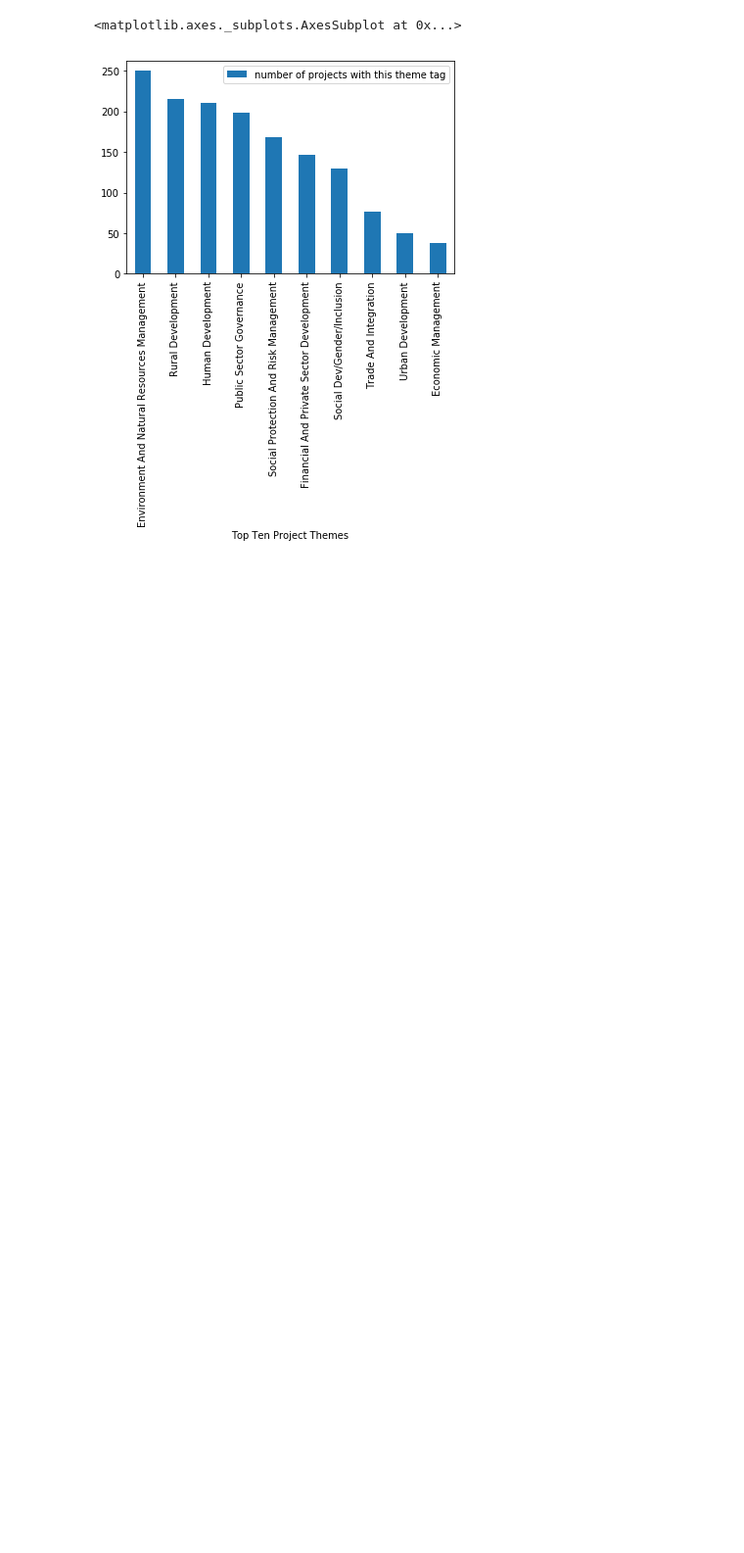
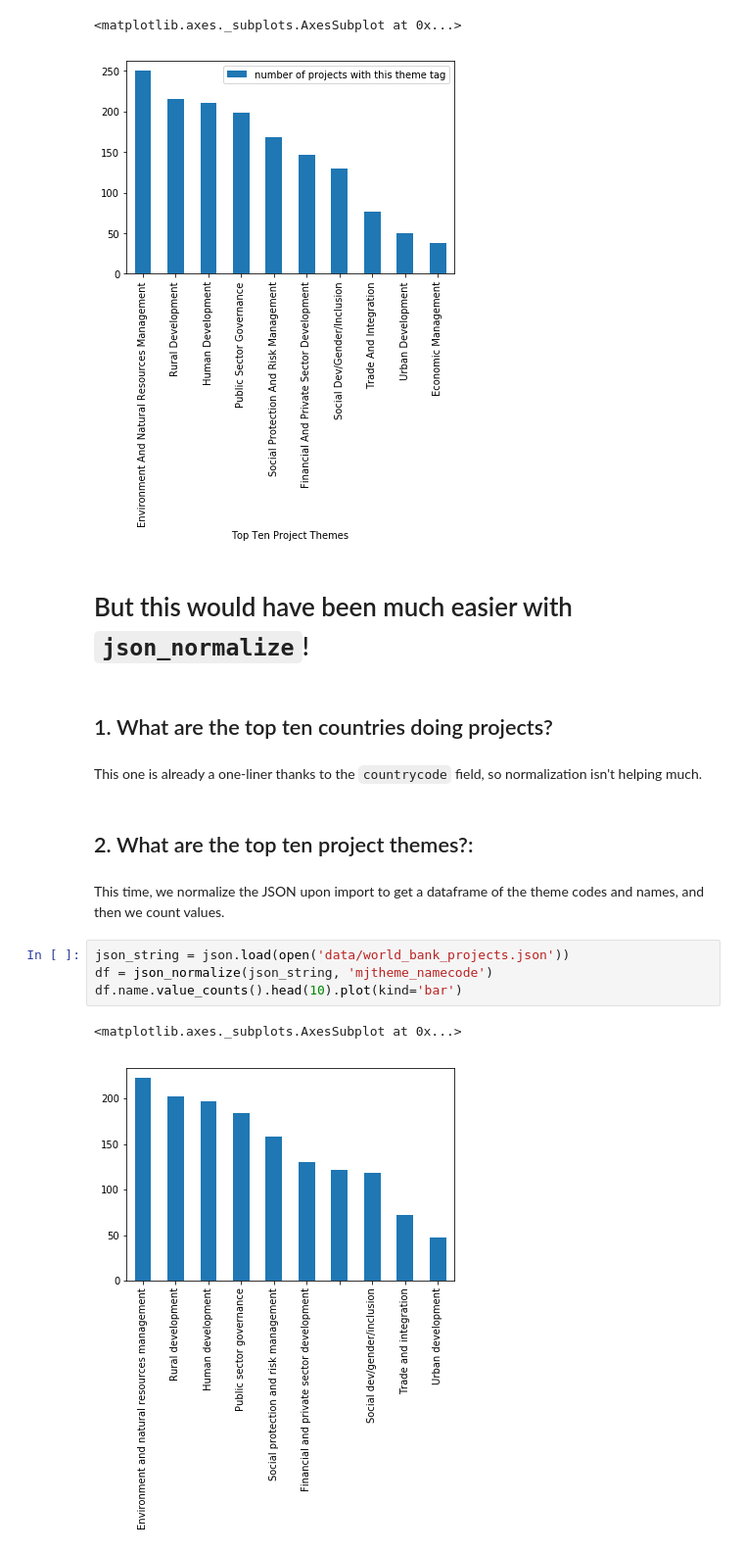
Before and after one commit to jefftrevino/Springboard, a Jupyter notebook: data_wrangling_json/trevino_json_exercise.ipynb, the cells around one changed output. Shown at 98% size. Drawn from its saved outputs; the diff is of its cells as text; blank space fills up the shorter version.

Commit message:
added JSON normalization for exercises 2 and 3

```diff
--- a/data_wrangling_json/trevino_json_exercise.ipynb
+++ b/data_wrangling_json/trevino_json_exercise.ipynb
@@ -153,3 +161,20 @@ counter_frame.plot(kind='bar')
 # %% [output]
 <matplotlib.axes._subplots.AxesSubplot at 0x...>
 [figure]
+# %% [markdown]
+# But this would have been much easier with `json_normalize`!
+# %% [markdown]
+## 1. What are the top ten countries doing projects?
+# %% [markdown]
+This one is already a one-liner thanks to the `countrycode` field, so normalization isn't helping much.
+# %% [markdown]
+## 2. What are the top ten project themes?:
+# %% [markdown]
+This time, we normalize the JSON upon import to get a dataframe of the theme codes and names, and then we count values.
+# %%
+json_string = json.load(open('data/world_bank_projects.json'))
+df = json_normalize(json_string, 'mjtheme_namecode')
+df.name.value_counts().head(10).plot(kind='bar')
+# %% [output]
+<matplotlib.axes._subplots.AxesSubplot at 0x...>
+[figure, added]
```
Also changed, not shown: parts of 15 cells of this notebook.
